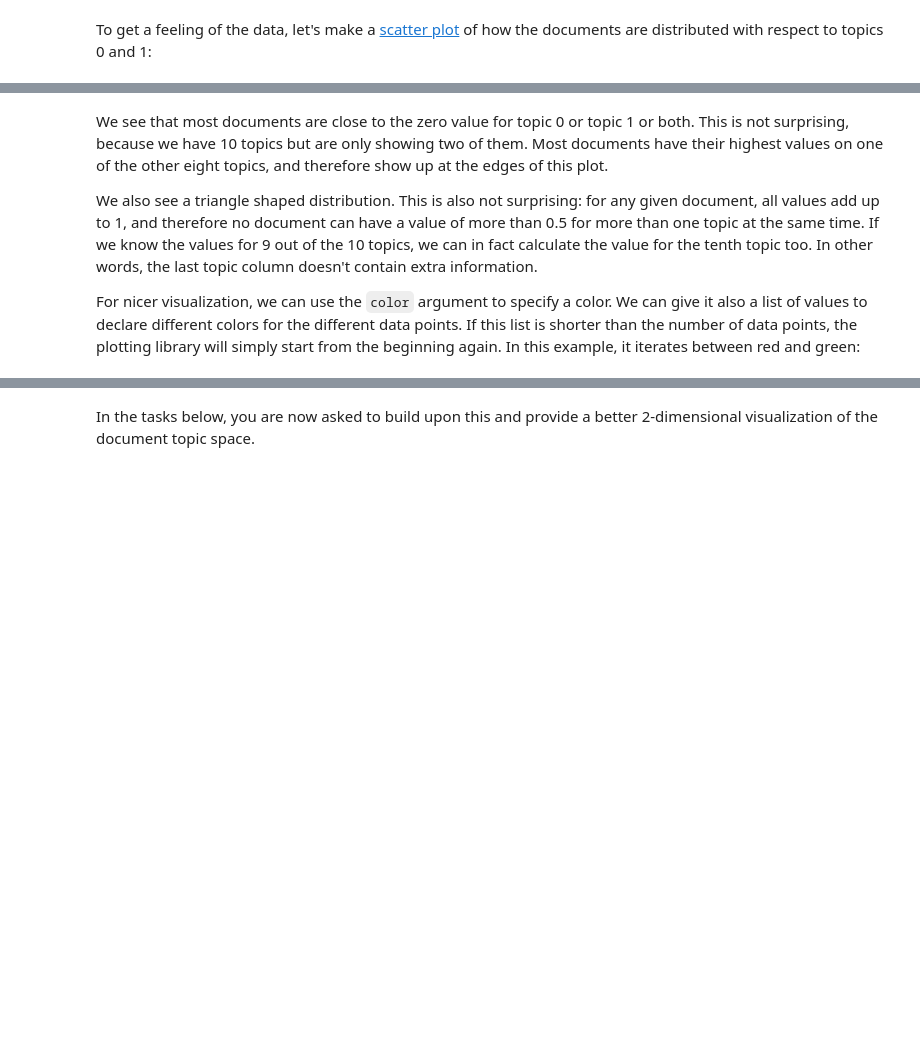
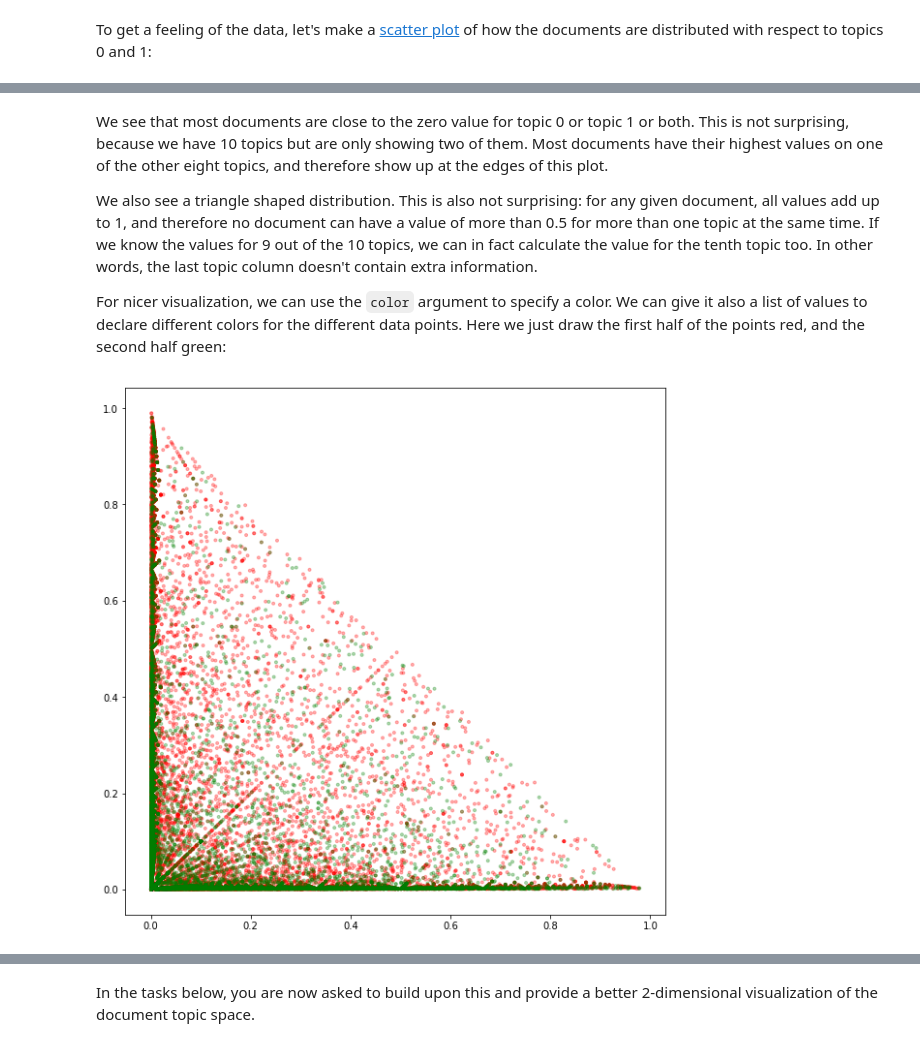
Before and after one commit to pokixu/IR2019, a Jupyter notebook: 06_clustering.ipynb, the cells around one changed output, grey strips where cells are left out. Cells and saved outputs as stored; diff of their text form; code cells hidden in the pictures; blank space fills up the shorter version.

```diff
--- a/06_clustering.ipynb
+++ b/06_clustering.ipynb
@@ -217,4 +227,13 @@ We see that most documents are close to the zero value for topic 0 or topic 1 or
 
 We also see a triangle shaped distribution. This is also not surprising: for any given document, all values add up to 1, and therefore no document can have a value of more than 0.5 for more than one topic at the same time. If we know the values for 9 out of the 10 topics, we can in fact calculate the value for the tenth topic too. In other words, the last topic column doesn't contain extra information.
 
-For nicer visualization, we can use the `color` argument to specify a color. We can give it also a list of values to declare different colors for the different data points. If this list is shorter than the number of data points, the plotting library will simply start from the beginning again. In this example, it iterates between red and green:
+For nicer visualization, we can use the `color` argument to specify a color. We can give it also a list of values to declare different colors for the different data points. Here we just draw the first half of the points red, and the second half green:
+# %%
+s = len(doc_topic10[:,0])
+red_n = int(s/2)
+green_n = s - red_n
+color_list = ['r'] * red_n + ['g'] * green_n
+
+plt.scatter(doc_topic10[:,0], doc_topic10[:,1], marker='.', alpha=0.3, color=color_list);
+# %% [output]
+[figure, added]
```
Also changed, not shown: parts of 18 cells of this notebook.
